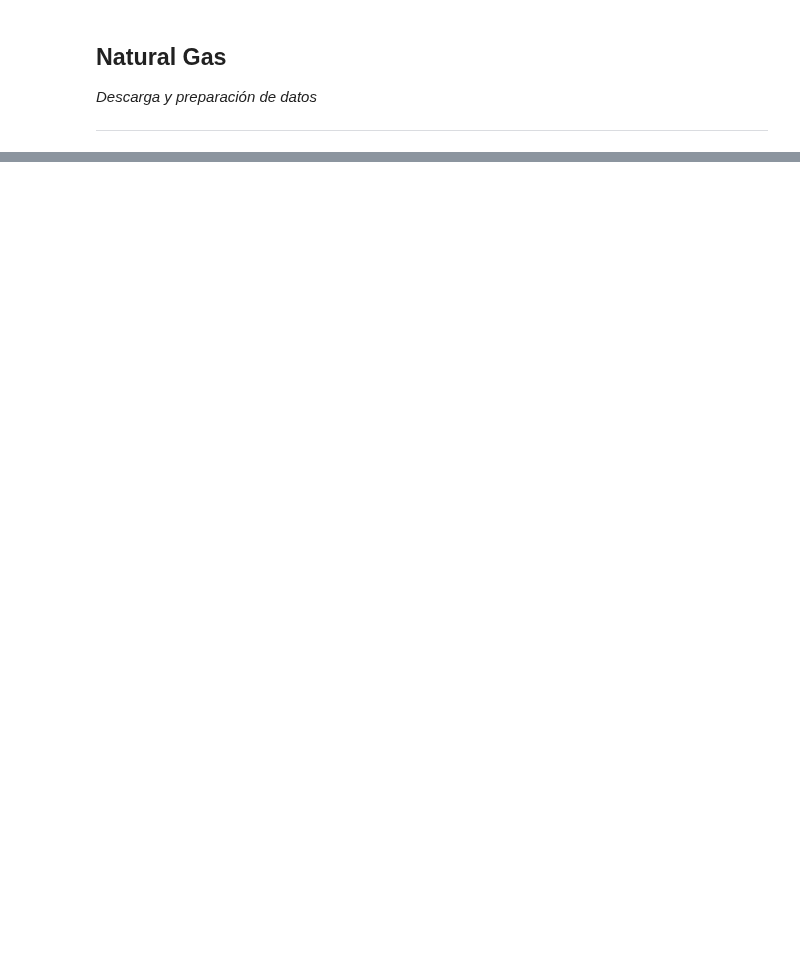
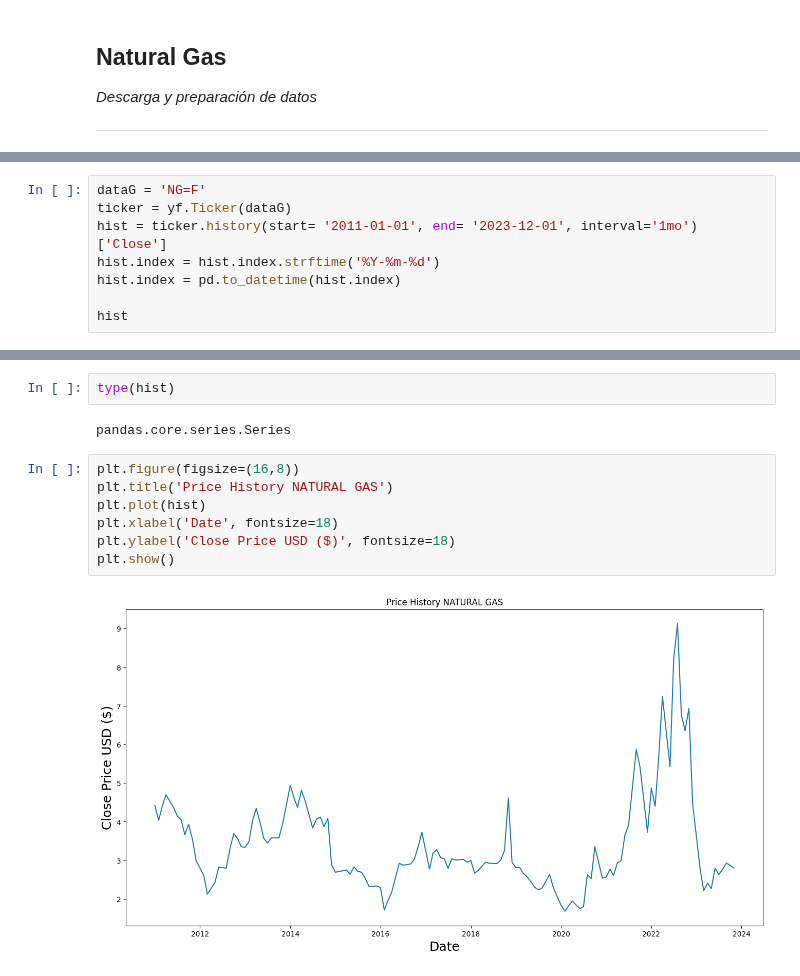
Before and after one commit to Michelleagl/Series_de_Tiempo, a Jupyter notebook: Proyecto_Series_.ipynb, the cells around one changed output, grey strips where cells are left out. Saved outputs shown, nothing was run; the diff lists cells and outputs as text; blank space fills up the shorter version.

```diff
--- a/Proyecto_Series_.ipynb
+++ b/Proyecto_Series_.ipynb
@@ -78,0 +86,8 @@ Importar
+# %%
+dataG = 'NG=F'
+ticker = yf.Ticker(dataG)
+hist = ticker.history(start= '2011-01-01', end= '2023-12-01', interval='1mo')['Close']
+hist.index = hist.index.strftime('%Y-%m-%d')
+hist.index = pd.to_datetime(hist.index)
+
+hist
@@ -78,0 +110,13 @@ Importar
+# %%
+type(hist)
+# %% [output]
+pandas.core.series.Series
+# %%
+plt.figure(figsize=(16,8))
+plt.title('Price History NATURAL GAS')
+plt.plot(hist)
+plt.xlabel('Date', fontsize=18)
+plt.ylabel('Close Price USD ($)', fontsize=18)
+plt.show()
+# %% [output]
+[figure, added]
```
Also changed, not shown: parts of 21 cells of this notebook.
